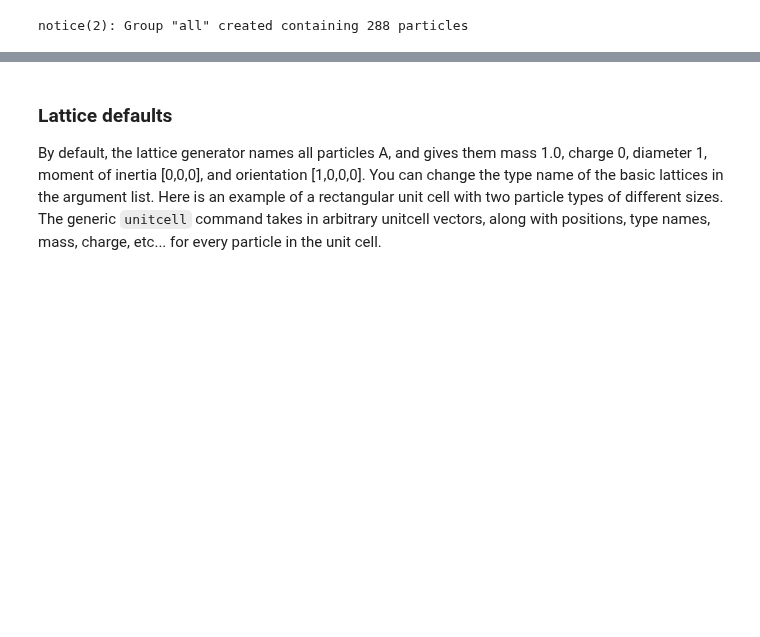
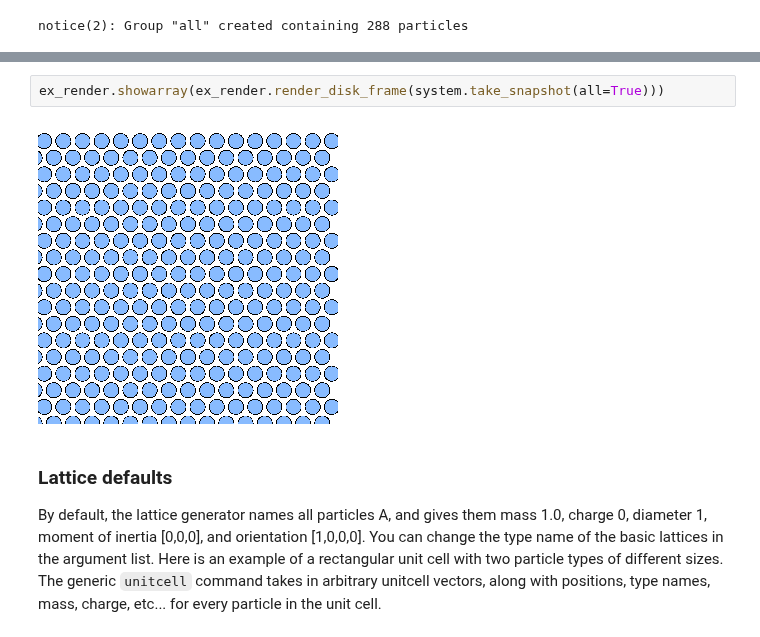
Before and after one commit to glotzerlab/hoomd-examples, a Jupyter notebook: basic/Create Lattice.ipynb, the cells around one changed output, grey strips where cells are left out. Saved outputs shown, nothing was run; the diff lists cells and outputs as text; blank space fills up the shorter version.

```diff
--- a/basic/Create Lattice.ipynb
+++ b/basic/Create Lattice.ipynb
@@ -51,3 +52,7 @@ show(p);
+# %%
+ex_render.showarray(ex_render.render_disk_frame(system.take_snapshot(all=True)))
+# %% [output]
+[figure, added]
 # %% [markdown]
 ### Lattice defaults
 
```
Also changed, not shown: parts of 11 cells of this notebook, 8 other files.
